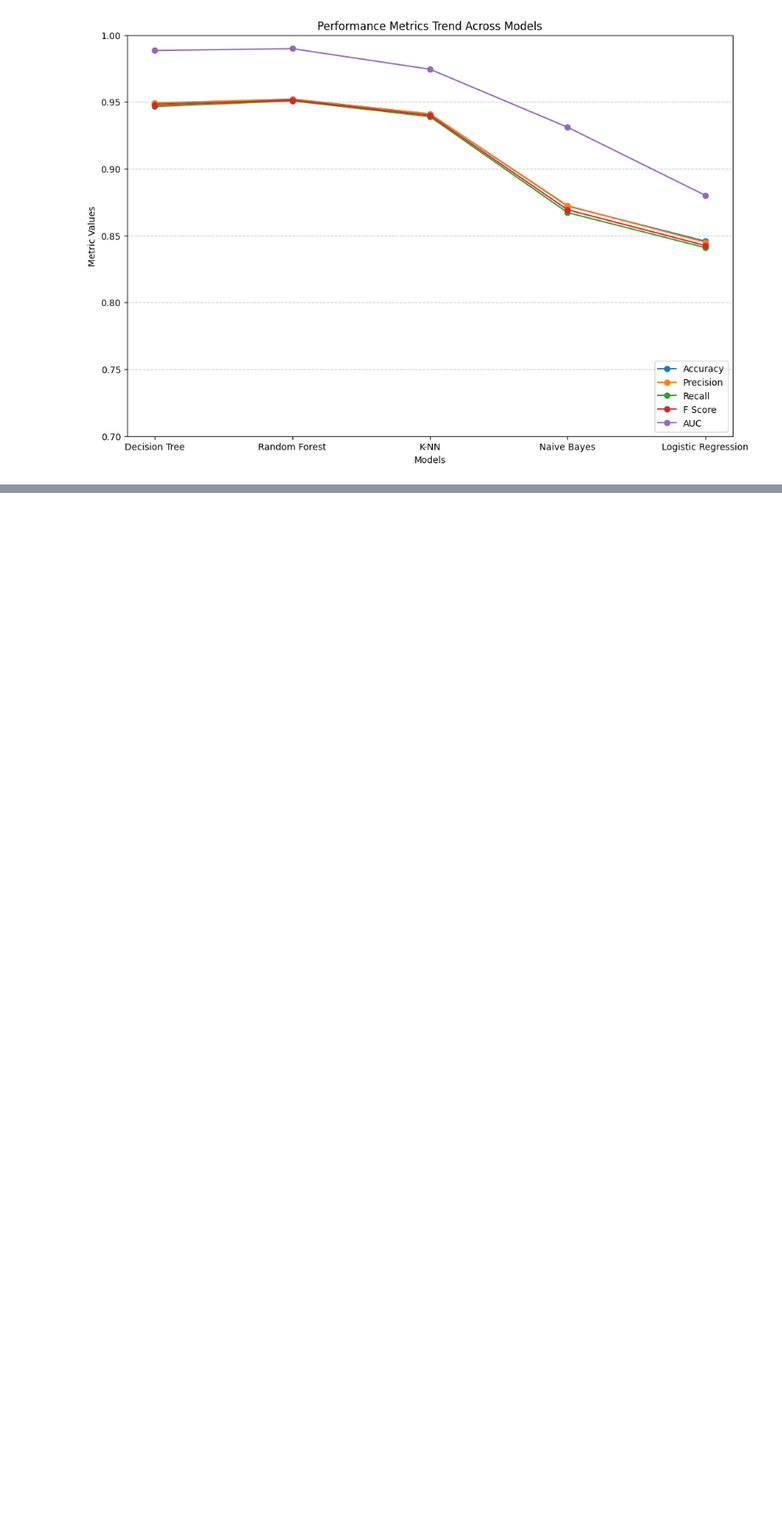
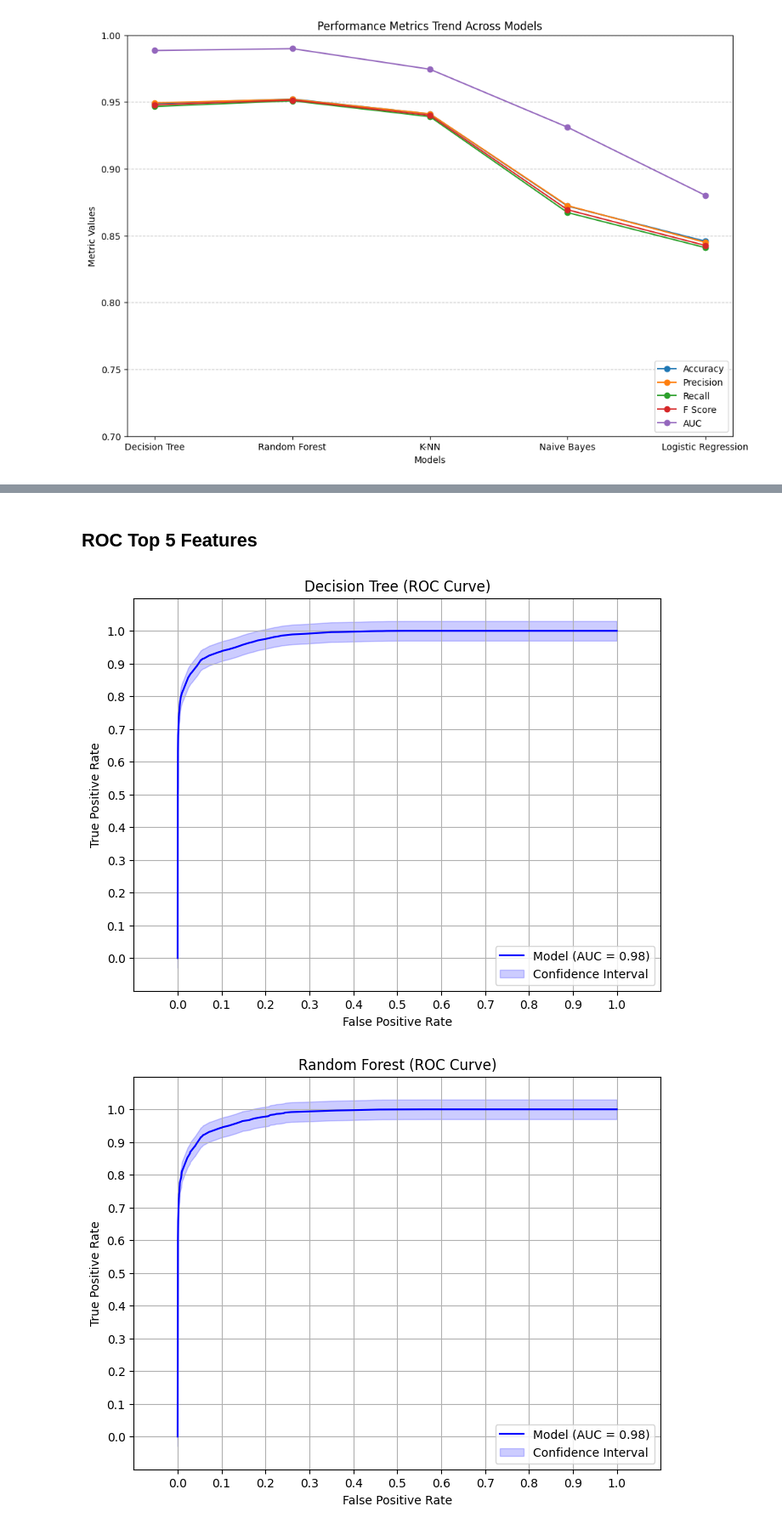
Before and after one commit to jayjirakrit/data-mining-final-project, a Jupyter notebook: sample.ipynb, the cells around one changed output, grey strips where cells are left out. Shown: that part at 85% size. Cells and saved outputs as stored; diff of their text form; code cells hidden in the pictures; blank space fills up the shorter version.

```diff
--- a/sample.ipynb
+++ b/sample.ipynb
@@ -505,0 +522,9 @@ findfont: Generic family 'sans-serif' not found because none of the following fa
+# %% [markdown]
+## ROC Top 5 Features
+# %%
+# # ROC Graph for top 5 features
+for model_name, evaluate_result in evaluate_top_feature_results.items():
+    roc_graph(evaluate_result,model_name)
+# %% [output]
+[figure, added]
+[figure, added]
```
Also changed, not shown: parts of 7 cells of this notebook.
